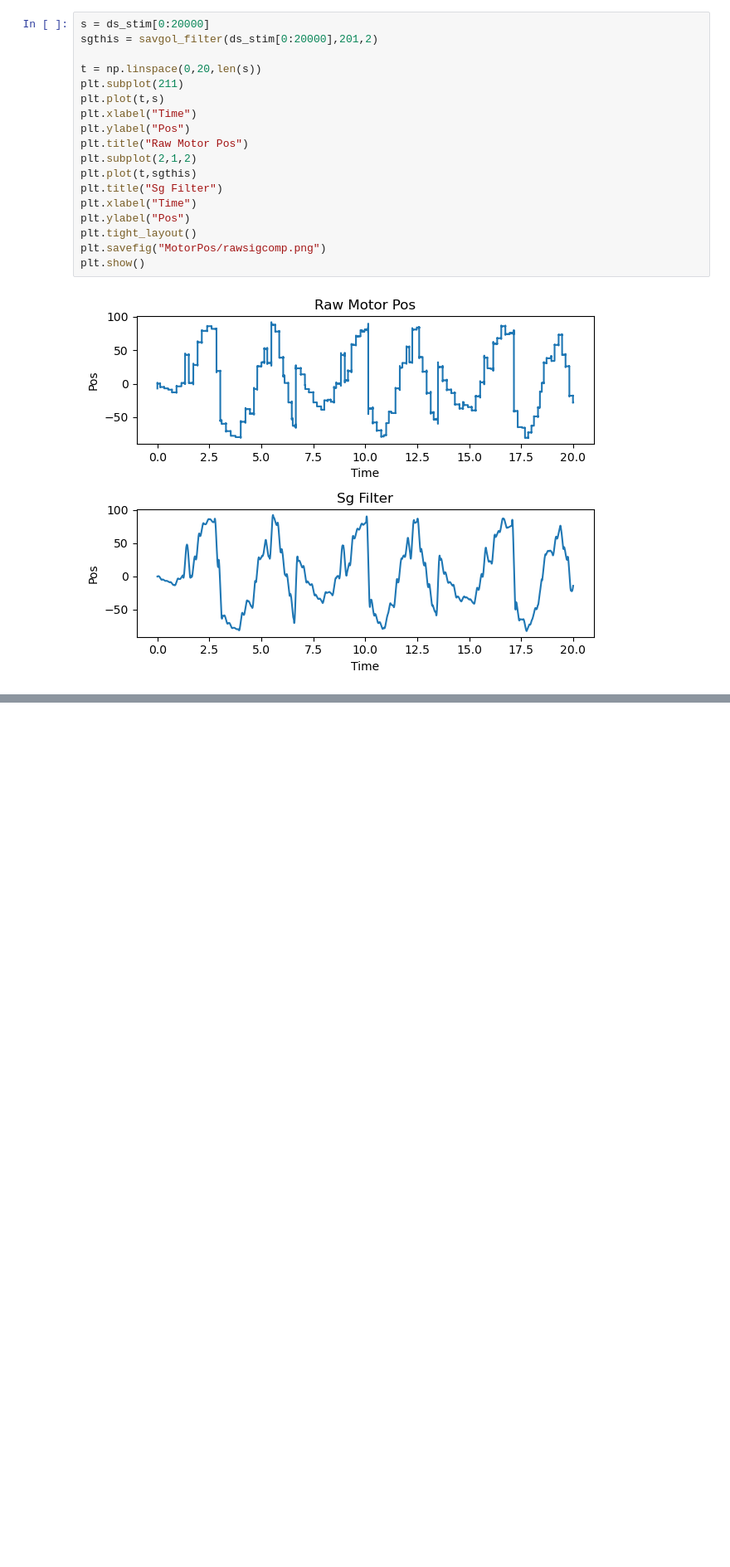
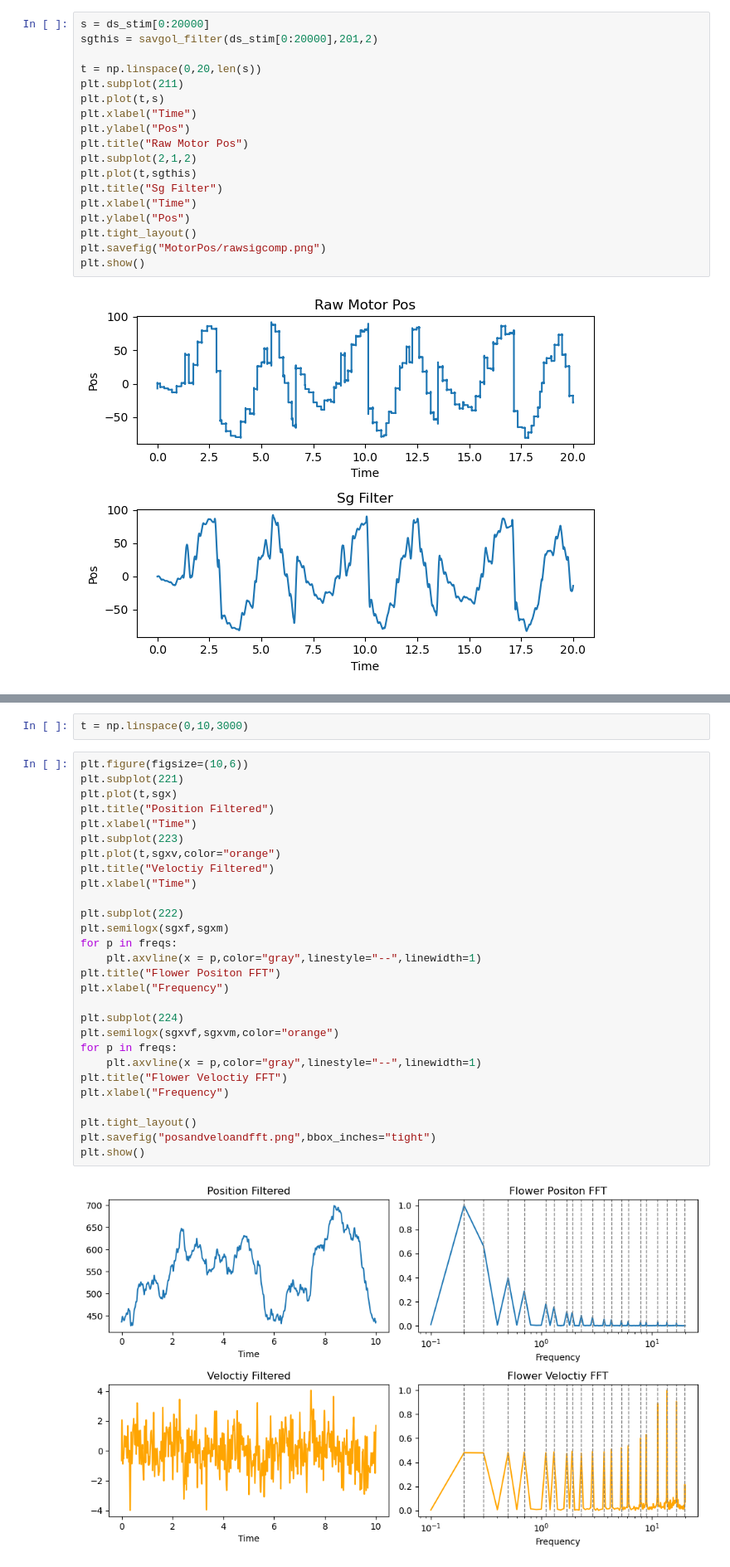
Before and after one commit to d05hna/FatMoths, a Jupyter notebook: stim.ipynb, the cells around one changed output, grey strips where cells are left out. Shown at 83% size. Drawn from its saved outputs; the diff is of its cells as text; blank space fills up the shorter version.

```diff
--- a/stim.ipynb
+++ b/stim.ipynb
@@ -90,0 +144,32 @@ plt.show()
+# %%
+t = np.linspace(0,10,3000)
+# %%
+plt.figure(figsize=(10,6))
+plt.subplot(221)
+plt.plot(t,sgx)
+plt.title("Position Filtered")
+plt.xlabel("Time")
+plt.subplot(223)
+plt.plot(t,sgxv,color="orange")
+plt.title("Veloctiy Filtered")
+plt.xlabel("Time")
+
+plt.subplot(222)
+plt.semilogx(sgxf,sgxm)
+for p in freqs:
+    plt.axvline(x = p,color="gray",linestyle="--",linewidth=1)
+plt.title("Flower Positon FFT")
+plt.xlabel("Frequency")
+
+plt.subplot(224)
+plt.semilogx(sgxvf,sgxvm,color="orange")
+for p in freqs:
+    plt.axvline(x = p,color="gray",linestyle="--",linewidth=1)
+plt.title("Flower Veloctiy FFT")
+plt.xlabel("Frequency")
+
+plt.tight_layout()
+plt.savefig("posandveloandfft.png",bbox_inches="tight")
+plt.show()
+# %% [output]
+[figure, added]
```
Also changed, not shown: parts of 10 cells of this notebook, 1 other file.
